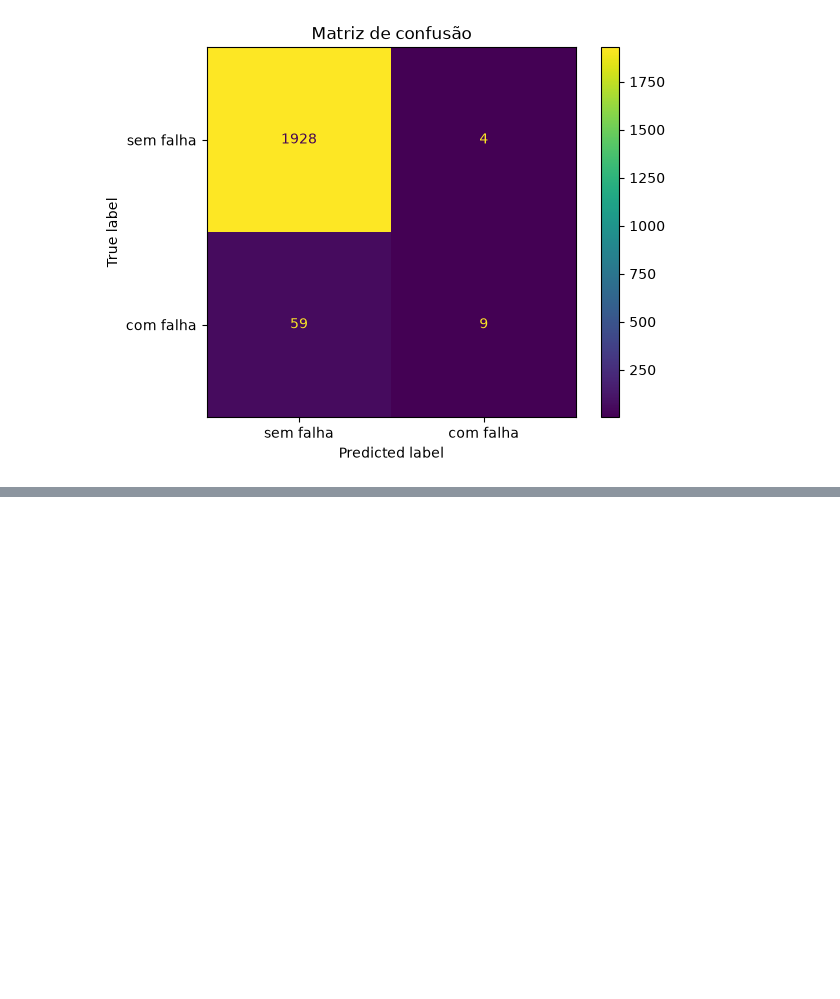
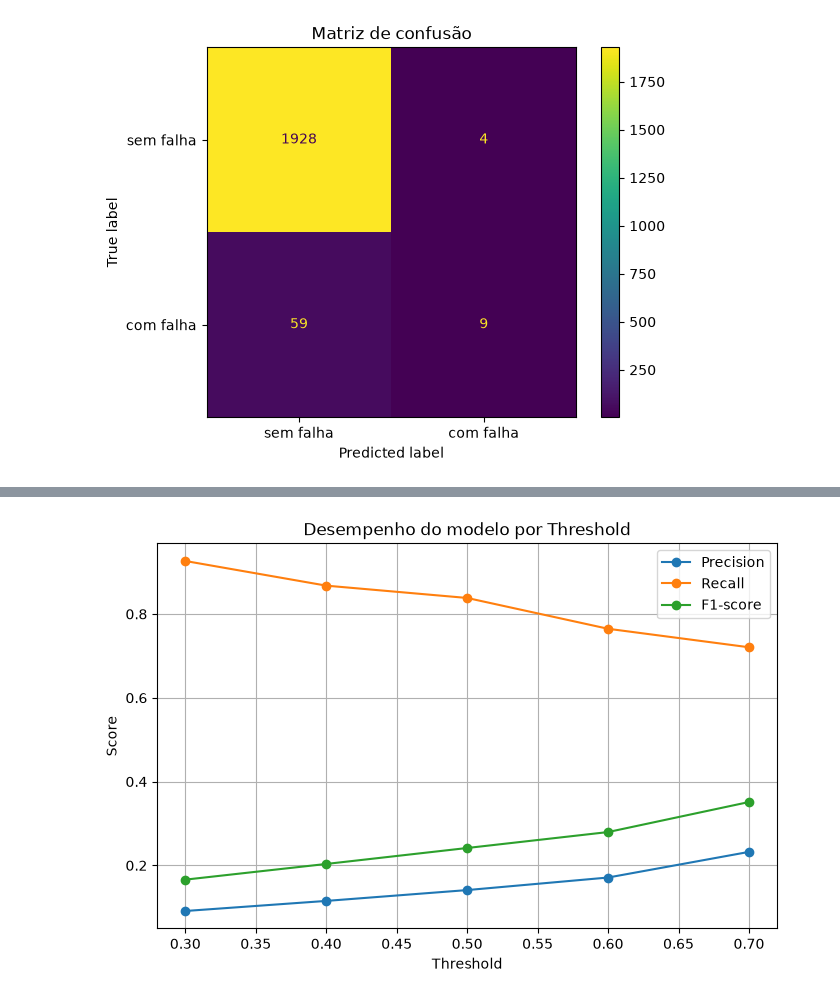
Before and after one commit to joaovitorsoska/Sistema-industrial-deteccao-anomalias, a Jupyter notebook: notebooks/EDA.ipynb, the cells around one changed output, grey strips where cells are left out. Drawn from its saved outputs; the diff is of its cells as text; code cells hidden in the pictures; blank space fills up the shorter version.

```diff
--- a/notebooks/EDA.ipynb
+++ b/notebooks/EDA.ipynb
@@ -293,0 +359,15 @@ plt.show()
+# %%
+thresholds = [0.3, 0.4, 0.5, 0.6, 0.7]
+
+for threshold in thresholds:
+    y_pred_threshold = (y_prob >= threshold).astype(int)
+
+    precision = precision_score(y_test, y_pred_threshold)
+    recall = recall_score(y_test, y_pred_threshold)
+    f1 = f1_score(y_test, y_pred_threshold)
+
+    print(f"Threshold: {threshold}")
+    print(f"Precision: {precision:.4f}")
+    print(f"Recall:    {recall:.4f}")
+    print(f"F1-score:  {f1:.4f}")
+    print()
@@ -293,0 +392,29 @@ plt.show()
+# %%
+thresholds = [0.3, 0.4, 0.5, 0.6, 0.7]
+
+precisions = []
+recalls = []
+f1_scores = []
+
+for threshold in thresholds:
+    y_pred_threshold = (y_prob >= threshold).astype(int)
+
+    precisions.append(precision_score(y_test, y_pred_threshold))
+    recalls.append(recall_score(y_test, y_pred_threshold))
+    f1_scores.append(f1_score(y_test, y_pred_threshold))
+
+plt.figure(figsize=(8, 5))
+
+plt.plot(thresholds, precisions, marker='o', label='Precision')
+plt.plot(thresholds, recalls, marker='o', label='Recall')
+plt.plot(thresholds, f1_scores, marker='o', label='F1-score')
+
+plt.xlabel('Threshold')
+plt.ylabel('Score')
+plt.title('Desempenho do modelo por Threshold')
+plt.legend()
+plt.grid(True)
+
+plt.show()
+# %% [output]
+[figure, added]
```
Also changed, not shown: parts of 15 cells of this notebook.
